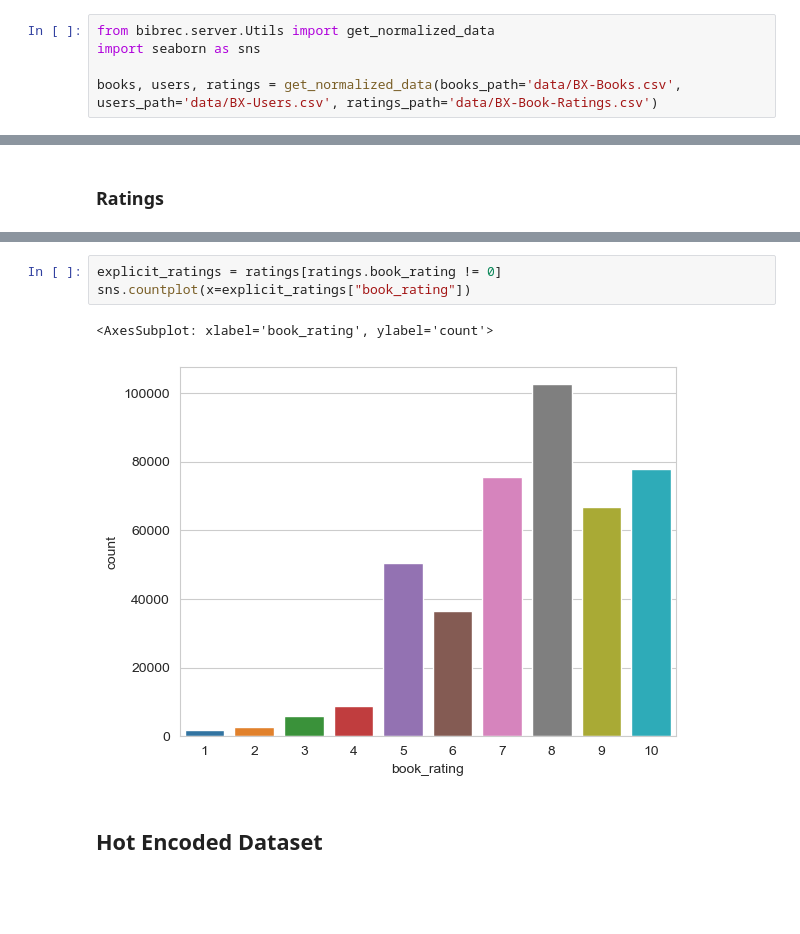
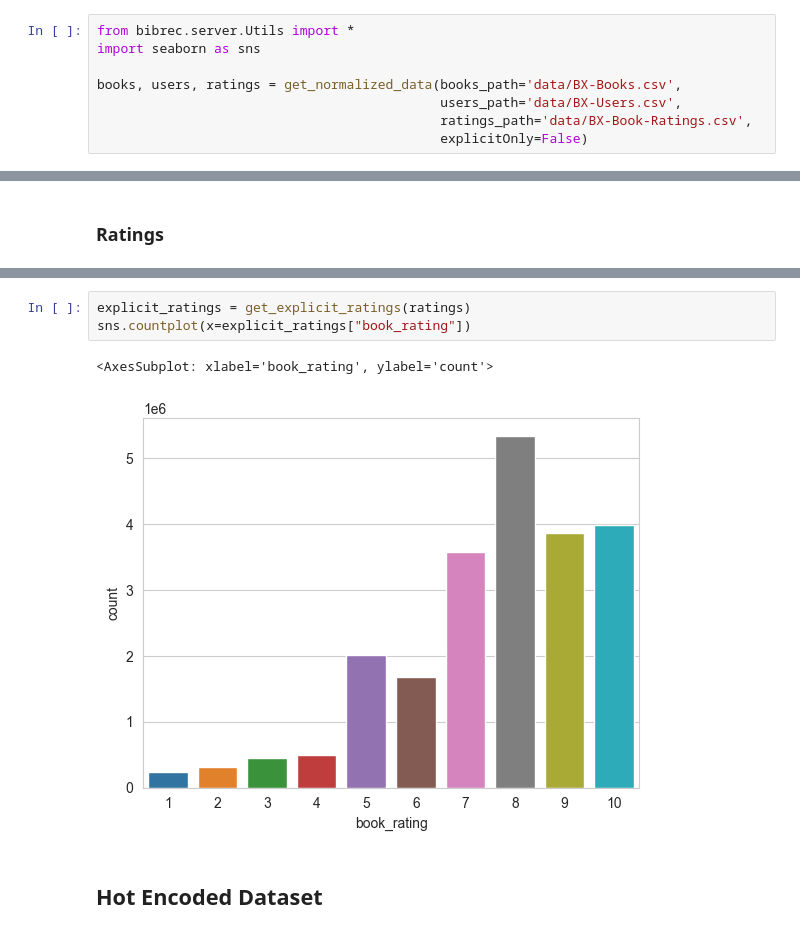
Before and after one commit to fichtnerma/Recommender, a Jupyter notebook: data-normalization.ipynb, the cells around one changed output, grey strips where cells are left out. Saved outputs shown, nothing was run; the diff lists cells and outputs as text; blank space fills up the shorter version.

```diff
--- a/data-normalization.ipynb
+++ b/data-normalization.ipynb
@@ -3,7 +3,10 @@
 # %% [markdown]
 ## Normalized BookCrossing Dataset
 # %%
-from bibrec.server.Utils import get_normalized_data
+from bibrec.server.Utils import *
 import seaborn as sns
 
-books, users, ratings = get_normalized_data(books_path='data/BX-Books.csv', users_path='data/BX-Users.csv', ratings_path='data/BX-Book-Ratings.csv')
+books, users, ratings = get_normalized_data(books_path='data/BX-Books.csv',
+                                            users_path='data/BX-Users.csv',
+                                            ratings_path='data/BX-Book-Ratings.csv',
+                                            explicitOnly=False)
@@ -167,9 +173,9 @@ sns.countplot(x=ratings["book_rating"])
 # %%
-explicit_ratings = ratings[ratings.book_rating != 0]
+explicit_ratings = get_explicit_ratings(ratings)
 sns.countplot(x=explicit_ratings["book_rating"])
 # %% [output]
 <AxesSubplot: xlabel='book_rating', ylabel='count'>
-[figure, old version]
+[figure, new version]
 # %% [markdown]
 ## Hot Encoded Dataset
 # %%
```
Also changed, not shown: parts of 15 cells of this notebook, 1 other file.
